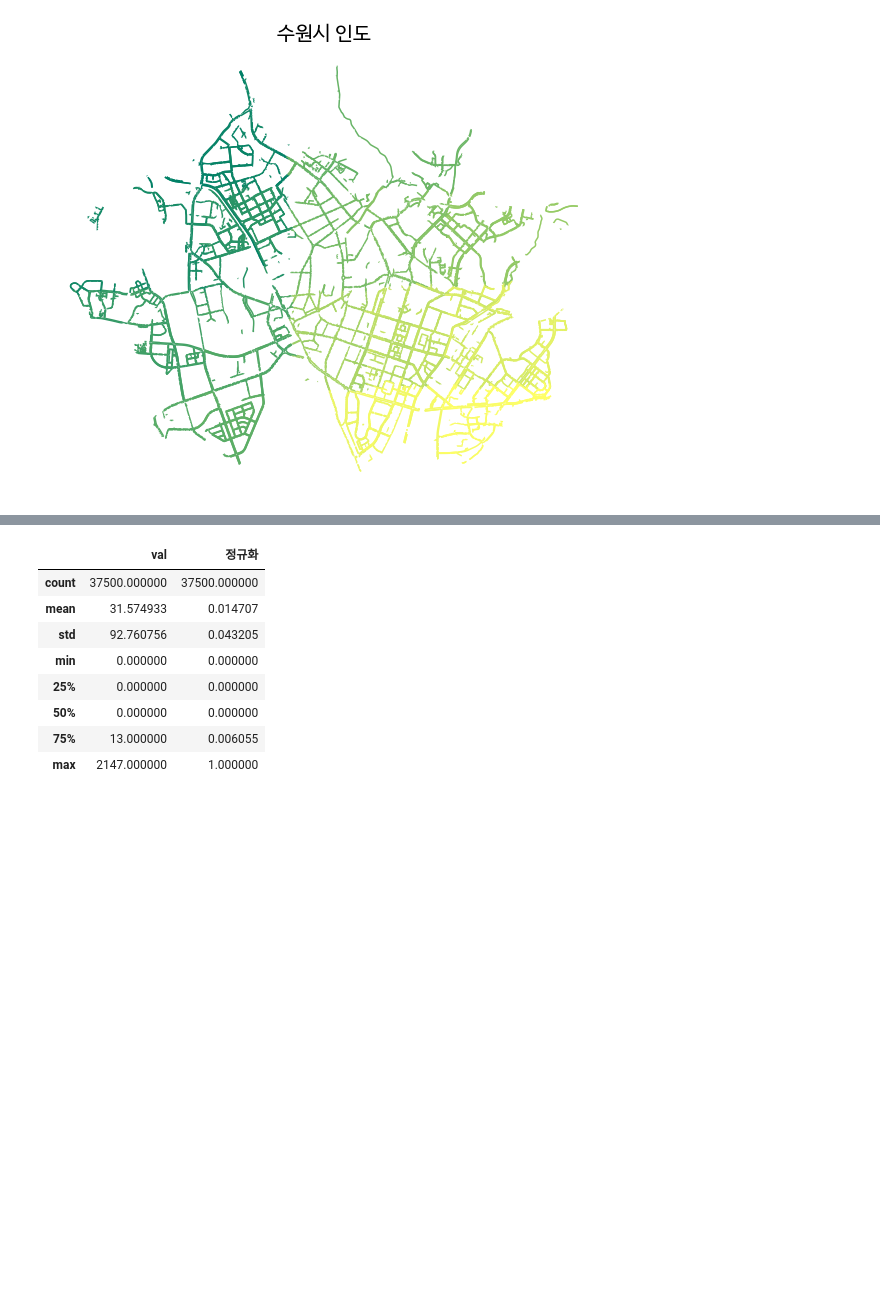
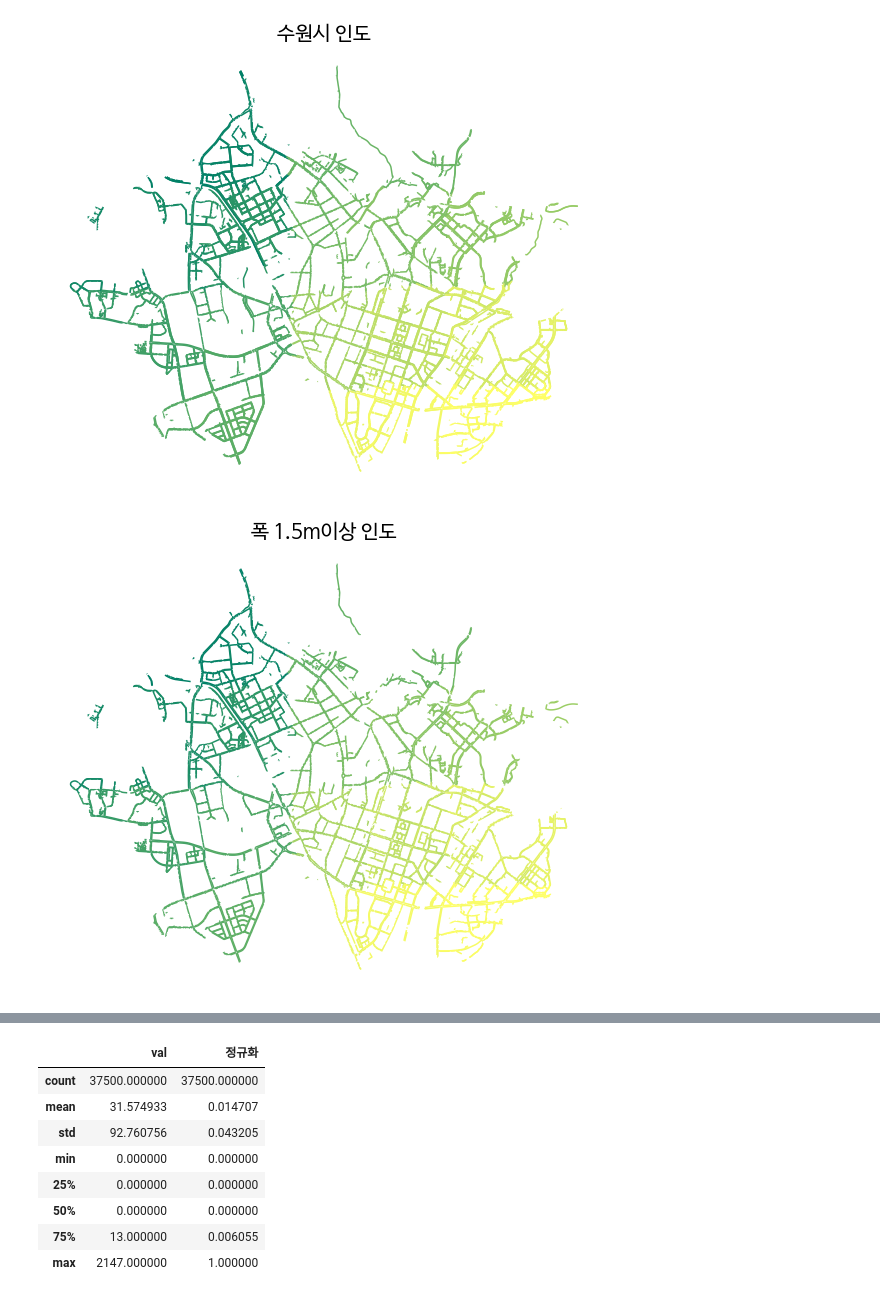
Before and after one commit to eruru0411/DL_Study, a Jupyter notebook: LH.ipynb, the cells around one changed output, grey strips where cells are left out. Saved outputs shown, nothing was run; the diff lists cells and outputs as text; code cells hidden in the pictures; blank space fills up the shorter version.

```diff
--- a/LH.ipynb
+++ b/LH.ipynb
@@ -904,6 +1072,10 @@ gpdplot(df_popul, "gid", title="인구", cmap='summer')
 gpdplot(df_인도26, "UFID", title="수원시 인도", cmap='summer', figsize=(10, 10))
 # %% [output]
 [figure]
+# %%
+gpdplot(df_가능인도, "UFID", title="폭 1.5m이상 인도", cmap='summer', figsize=(10, 10))
+# %% [output]
+[figure, added]
 # %%
 gpdplot(df_연면적28, 'gid', '건물연면적', figsize=(10, 10))
 # %%
```
Also changed, not shown: parts of 63 cells of this notebook.
